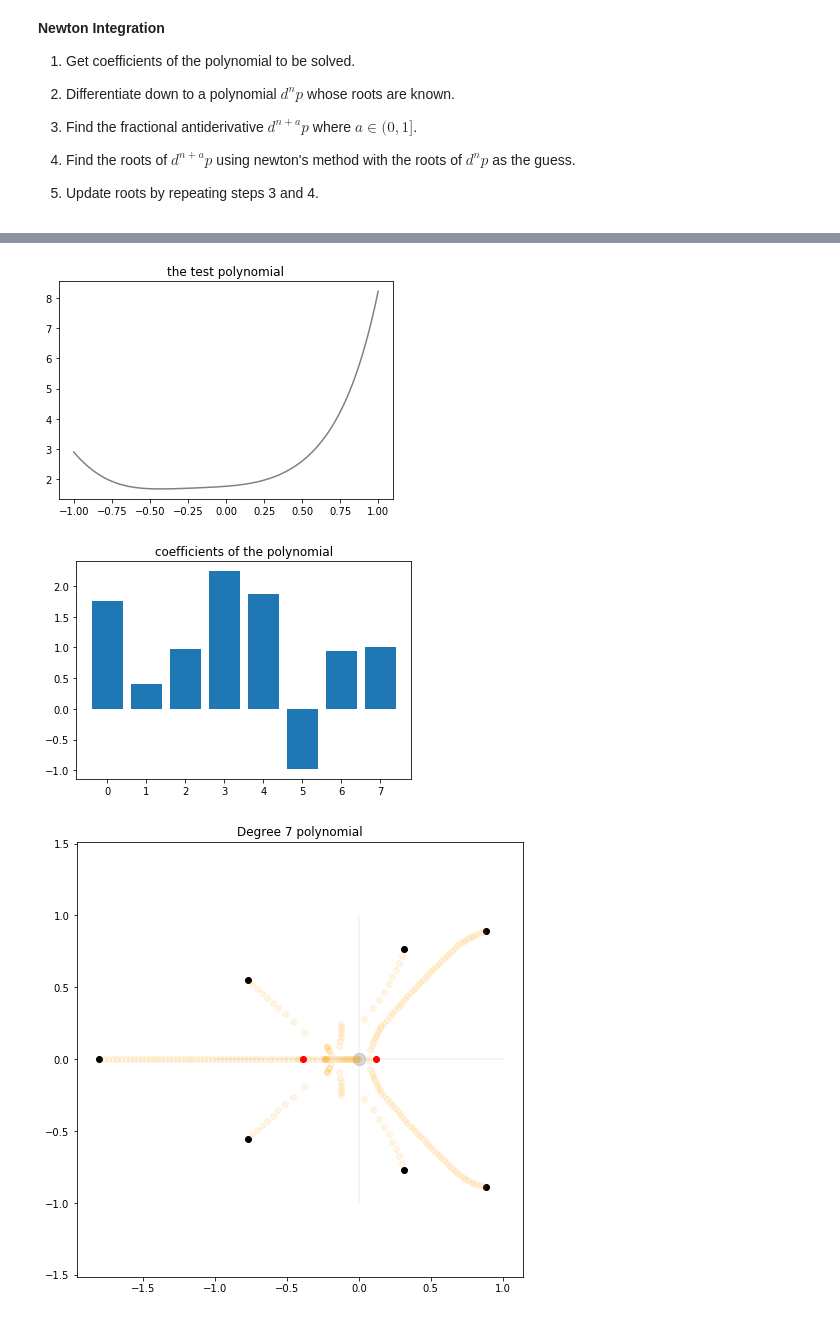
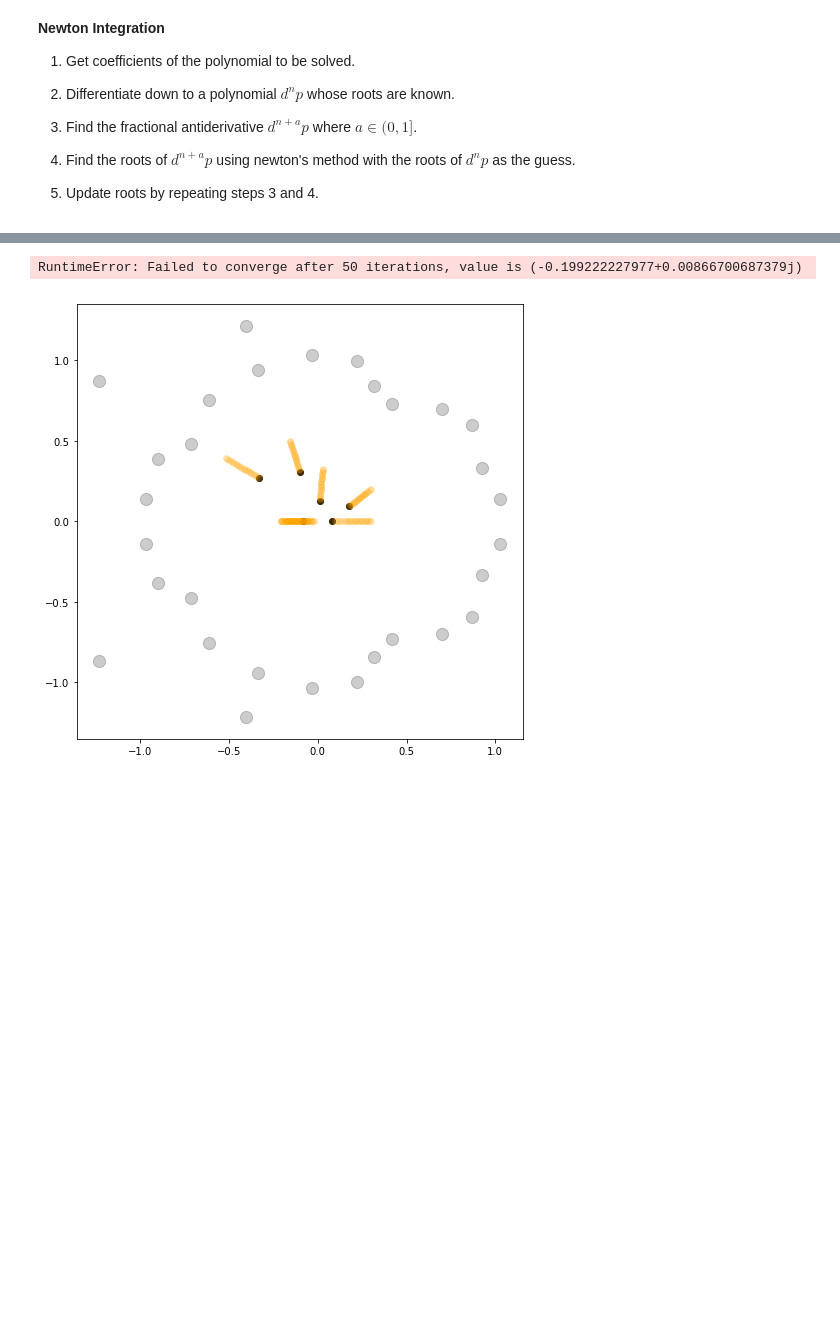
Before and after one commit to dgmiller/polyrand, a Jupyter notebook: Experiment_05.ipynb, the cells around one changed output, grey strips where cells are left out. Saved outputs shown, nothing was run; the diff lists cells and outputs as text; code cells hidden in the pictures; blank space fills up the shorter version.

```diff
--- a/Experiment_05.ipynb
+++ b/Experiment_05.ipynb
@@ -48,21 +122,11 @@ $ c = count(k-a>0)$
 # %%
 # test case
 np.random.seed(0)
-coeffs = np.random.randn(8)
+coeffs = np.random.randn(31)
 coeffs[-1] = 1.
-P = np.polynomial.polynomial.Polynomial(coeffs)
-x = np.linspace(-1,1,101)
 
-plt.plot(x,P(x),color='grey')
-plt.title("the test polynomial")
-plt.show()
-
-plt.bar(np.arange(len(coeffs)),coeffs)
-plt.title("coefficients of the polynomial")
-plt.show()
-
-rf.timelapse(coeffs,0,5,n_frames=50)
+newton_integration_x(coeffs,20,n=100,show=True)
+#rf.timelapse(coeffs,0,3,n_frames=15)
 # %% [output]
+RuntimeError: Failed to converge after 50 iterations, value is (-0.199222227977+0.00866700687379j)
-[figure, old version]
+[figure, new version]
-[figure, removed]
-[figure, removed]
```
Also changed, not shown: parts of 9 cells of this notebook.
